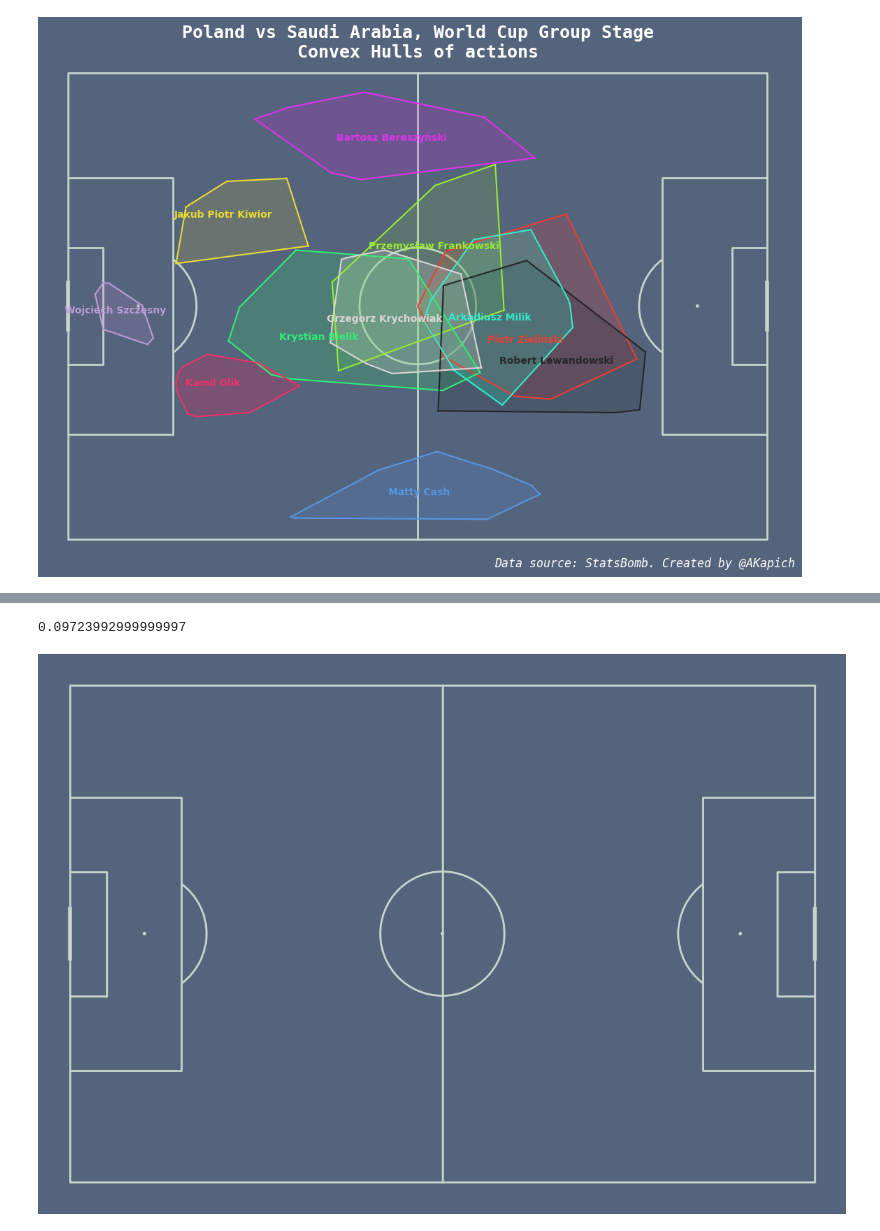
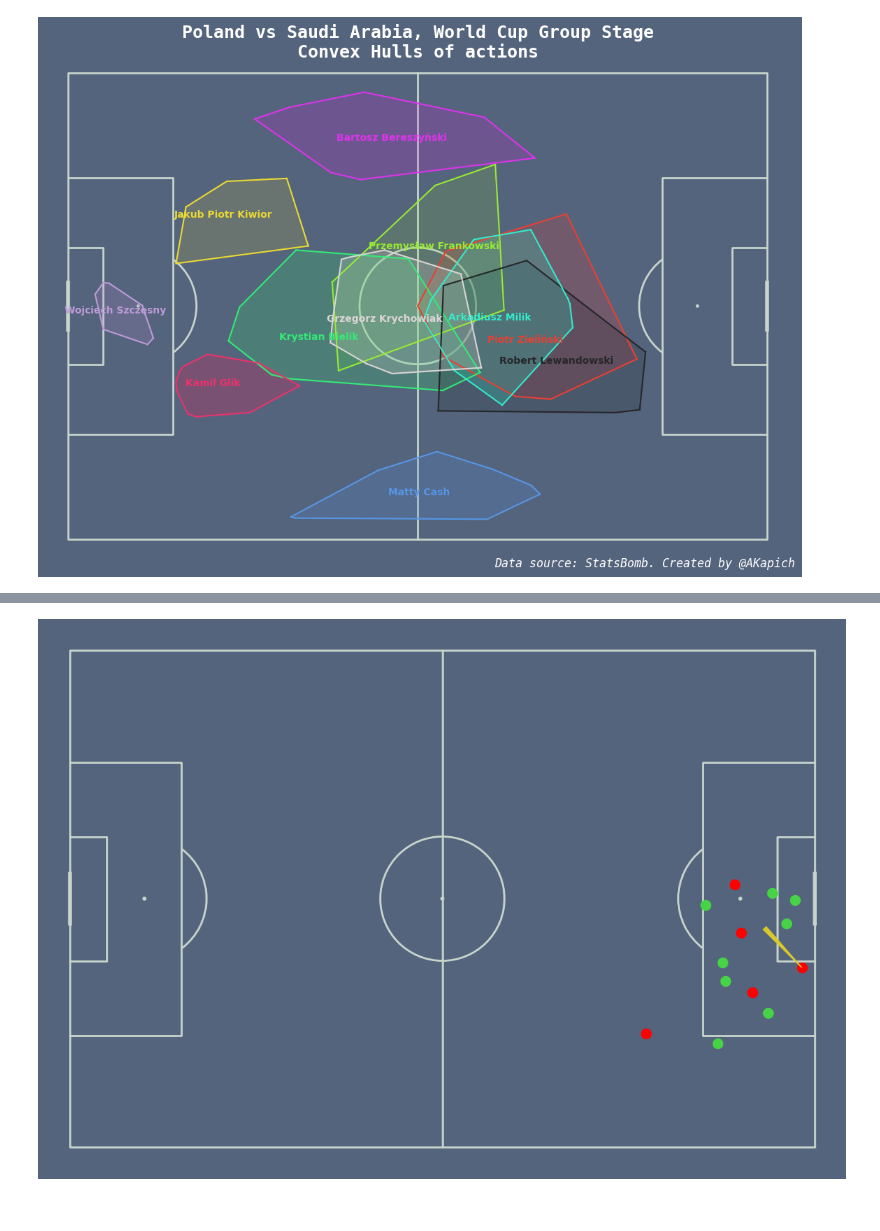
Before and after one commit to AKapich/World_Cup_App, a Jupyter notebook: football.ipynb, the cells around one changed output, grey strips where cells are left out. Drawn from its saved outputs; the diff is of its cells as text; code cells hidden in the pictures.

```diff
--- a/football.ipynb
+++ b/football.ipynb
@@ -459,49 +467,30 @@ See the caveats in the documentation: https://pandas.pydata.org/pandas-docs/stab
-# %%
-%%capture --no-display
-# xT calculation with David Sumpter's model
-passes = sb.events(match_id=3857297, split=True, flatten_attrs=False)["passes"]
-df = passes[passes.player=="Bartosz Bereszyński"]
-df.index = range(len(df))
-df["start_x"] = [location[0] for location in df["location"]]
-df["start_y"] = [location[1] for location in df["location"]]
-df["end_x"] = [df["pass"][i]['end_location'][0] for i in range(len(df))]
-df["end_y"] = [df["pass"][i]['end_location'][1] for i in range(len(df))]
-
-# Import xT Grid
-xT = pd.read_csv("./xT_grid.csv", header=None)
-xT = np.array(xT)
-xT_rows, xT_cols = xT.shape # amount of grids = amount of bins
-
-# we have to bin the data into the zones from the grid
-df['start_x_bin'] = pd.cut(df['start_x'], bins=xT_cols, labels=False)
-df['start_y_bin'] = pd.cut(df['start_y'], bins=xT_rows, labels=False)
-df['end_x_bin'] = pd.cut(df['end_x'], bins=xT_cols, labels=False)
-df['end_y_bin'] = pd.cut(df['end_x'], bins=xT_rows, labels=False)
-
-df['start_zone_value'] = df[['start_x_bin', 'start_y_bin']].apply(lambda z: xT[z[1]][z[0]], axis=1)
-df['end_zone_value'] = df[['end_x_bin', 'end_y_bin']].apply(lambda z: xT[z[1]][z[0]], axis=1)
-df['xT'] = df['start_zone_value']-df['end_zone_value']
-sum(df['xT'])
-# %% [output]
-0.09723992999999997
 # %%
 events = sb.events(match_id=3857297)
 events360 = pd.read_json("./3857297.json")
 #sb360['freeze_frame'][1000]
 df = pd.merge(left=events, right=events360, left_on = 'id', right_on='event_uuid', how='left')
 #df.player_id.unique()
 # Lewandowski - 5668.0
-df = df[(df['player']=='Matty Cash') & (df['type']=='Pass')].reset_index(drop=True)
+df = df[(df['player']=='Robert Lewandowski') & (df['type']=='Pass')].reset_index(drop=True)
 df[['start_x', 'start_y']] = pd.DataFrame(df['location'].tolist(), index=df.index)
-df[['end_x', 'end_y']] = pd.DataFrame(df['location'].tolist(), index=df.index)
+df[['end_x', 'end_y']] = pd.DataFrame(df['pass_end_location'].tolist(), index=df.index)
 
 fig ,ax = plt.subplots(figsize=(13, 8),constrained_layout=False, tight_layout=True)
 fig.set_facecolor('#55647d')
 ax.patch.set_facecolor('#55647d')
 pitch = Pitch(pitch_type='statsbomb', pitch_color='#55647d', line_color='#c7d5cc')
 pitch.draw(ax=ax)
 
-df = df[0:1]
-pitch.scatter(x=df['start_x'], y=df['start_y'], ax=ax)
+df = df.iloc[9] # assist to Zieliński
+
+pitch.scatter(x=df['start_x'], y=df['start_y'], ax=ax, color='#d9ca2b')
+pitch.lines(df["start_x"], df["start_y"], df["end_x"], df["end_y"], ax=ax, comet=True, color='#d9ca2b')
+
+for i in df['freeze_frame']:
+    if i['teammate']:
+        color = 'red'
+    else:
+        color='#46d446'
+    plt.scatter(x=i['location'][0], y=i['location'][1], c=color, s=100)
 # %% [output]
-[figure, old version]
+[figure, new version]
```
Also changed, not shown: parts of 8 cells of this notebook.
